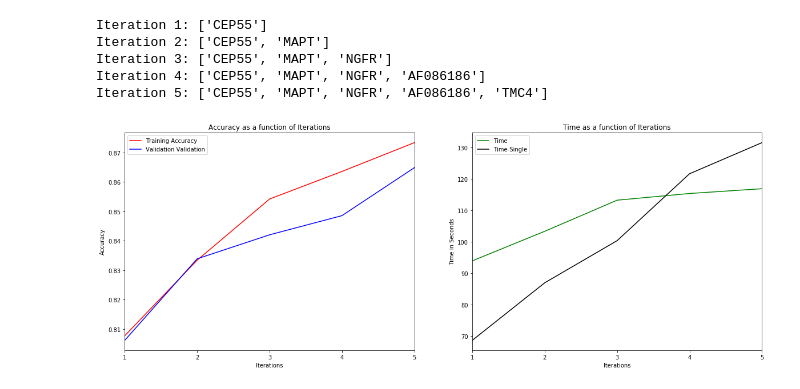
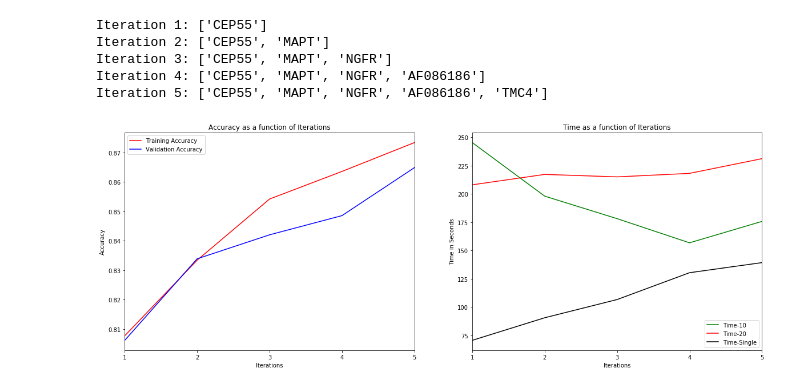
Before and after one commit to shlomoamor/Machine-Learning, a Jupyter notebook: Projects/Research_Luminal_A_Cancer/LumA - Feature Selection.ipynb, the cells around one changed output. Saved outputs shown, nothing was run; the diff lists cells and outputs as text; code cells hidden in the pictures.

Commit message:
Thread Pool change

```diff
--- a/Projects/Research_Luminal_A_Cancer/LumA - Feature Selection.ipynb
+++ b/Projects/Research_Luminal_A_Cancer/LumA - Feature Selection.ipynb
@@ -14,7 +14,7 @@ from sklearn.metrics import roc_auc_score
 from sklearn.metrics import roc_curve
 # make matplotlib figures appear inline in the notebook
 %matplotlib inline
-plt.rcParams['figure.figsize'] = (20.0, 10.0) # set default size of plots
+plt.rcParams['figure.figsize'] = (25.0, 10.0) # set default size of plots
 plt.rcParams['image.interpolation'] = 'nearest'
 plt.rcParams['image.cmap'] = 'gray'
 
@@ -266,0 +259,10 @@ for f in features_found:
+# %%
+# Run forward selection
+max_features = 5
+# Run with threadPool and single thread
+features_found_10,accu_acheived_10 = forward_selection(data,X_train, y_train, X_val, y_val, max_features, 10)
+features_found_20,accu_acheived_20 = forward_selection(data,X_train, y_train, X_val, y_val, max_features, 20)
+features_found_single,accu_acheived_single = forward_selection_single_threaded(data,X_train, y_train, X_val, y_val, max_features)
+
+for f in features_found_10:
+    print(f)
@@ -267,7 +275,7 @@ for f in features_found:
 # %% [markdown]
 Present the information returned by the forward selection:
 # %%
-for itr in features_found:
+for itr in features_found_10:
     print("Iteration "+str(itr["Iteration"])+": "+str(itr["Feature"]))
 # %% [output]
 Iteration 1: ['CEP55']
@@ -277,39 +285,41 @@ Iteration 4: ['CEP55', 'MAPT', 'NGFR', 'AF086186']
 Iteration 5: ['CEP55', 'MAPT', 'NGFR', 'AF086186', 'TMC4']
 # %%
 iterations = [i+1 for i in range(max_features)]
-accu_train = [itr["Training accuracy"] for itr in features_found]
-accu_val = [itr["Validation Accuracy"] for itr in features_found]
-time = [itr["Time"] for itr in features_found]
+accu_train = [itr["Training accuracy"] for itr in features_found_10]
+accu_val = [itr["Validation Accuracy"] for itr in features_found_10]
+time_10 = [itr["Time"] for itr in features_found_10]
+time_20 = [itr["Time"] for itr in features_found_20]
 time_single = [itr["Time"] for itr in features_found_single]
 # %%
 fig, axes = plt.subplots(1, 2,figsize=(20, 7), sharey=False)
 
 ax = axes[0]
 # Plot both accuracies
 ax.plot(iterations, accu_train, label="Training Accuracy", color="Red")
 ax.plot(iterations, accu_val, label="Validation Accuracy", color="Blue")
 # Ensure we have the correct scale for the iterations axis
 ax.set_xlim([1, max_features])
 ax.set_xticks(np.arange(1, max_features+1, 1), minor=False)
 
 ax.set_xlabel('Iterations')
 ax.set_ylabel('Accuracy')
 ax.set_title('Accuracy as a function of Iterations')
 ax.legend()
 
 ax = axes[1]
 # Plot the time
-ax.plot(iterations, time, label="Time", color="Green")
+ax.plot(iterations, time_10, label="Time-10", color="Green")
+ax.plot(iterations, time_20, label="Time-20", color="Red")
 ax.plot(iterations, time_single, label="Time-Single", color="Black")
 # Ensure we have the correct scale for the iterations axis
 ax.set_xlim([1, max_features])
 ax.set_xticks(np.arange(1, max_features+1, 1), minor=False)
 
 ax.set_xlabel('Iterations')
 ax.set_ylabel('Time in Seconds')
 ax.set_title('Time as a function of Iterations')
 ax.legend()
 
 plt.show()
 # %% [output]
-[figure, old version]
+[figure, new version]
```
Also changed, not shown: parts of 4 cells of this notebook, 1 other file.
